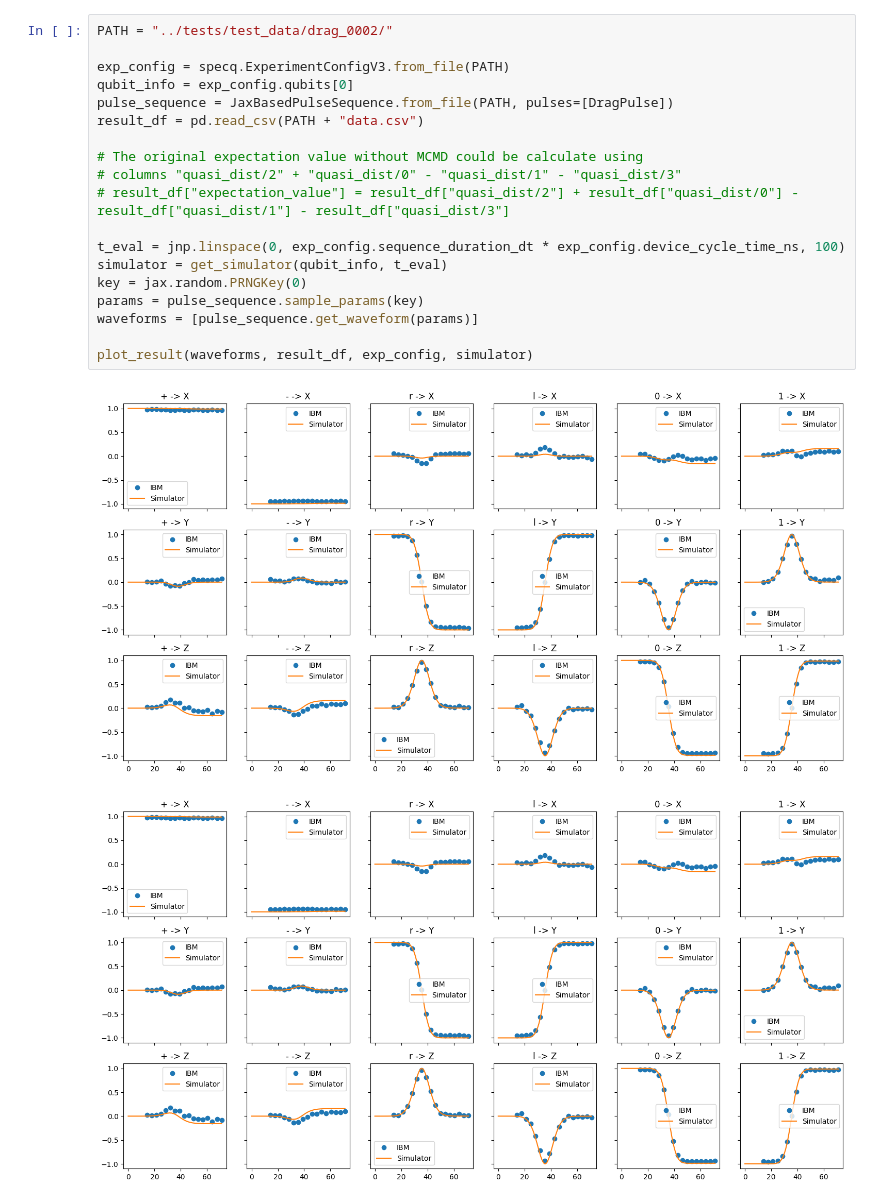
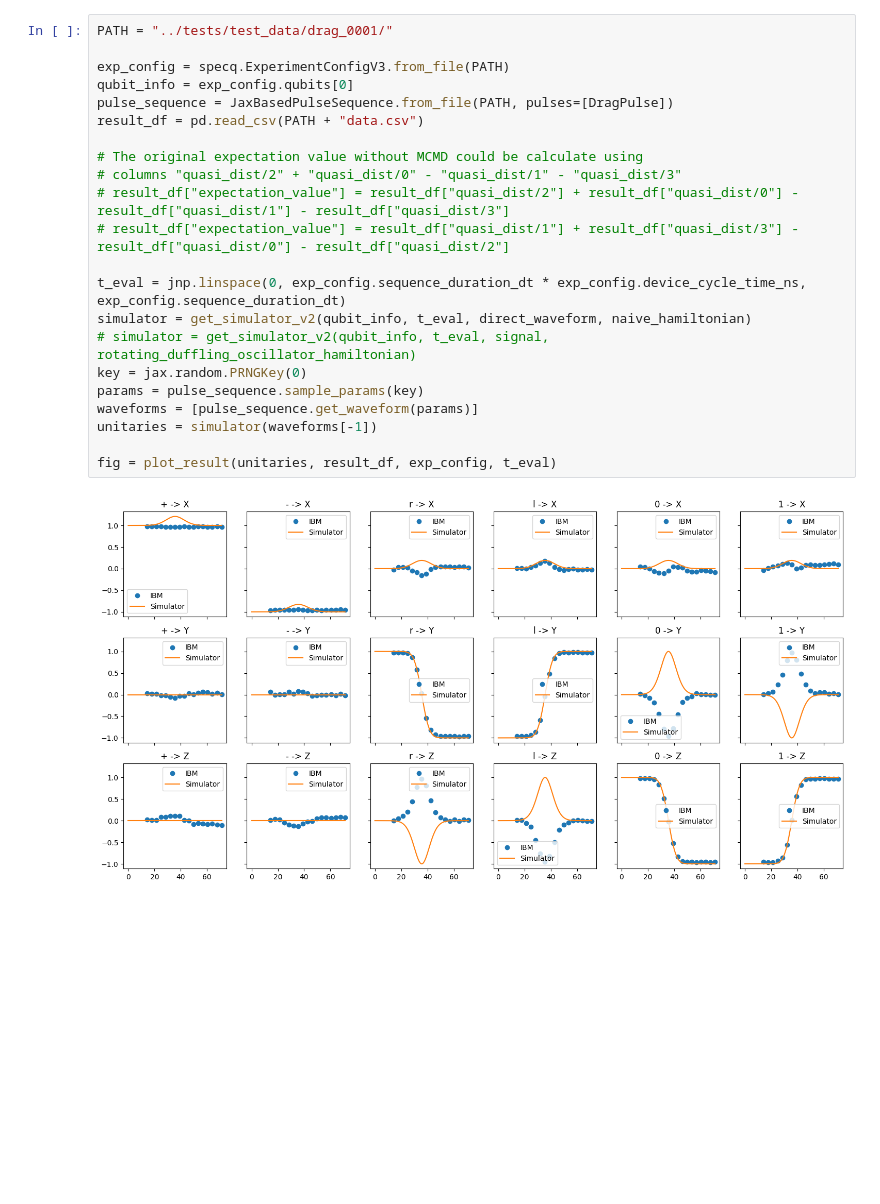
Before and after one commit to PorametPat/inspeqtor-paper-1, a Jupyter notebook: notebooks/note_0007_test_whitebox_model_matching.ipynb, the cells around one changed output. Saved outputs shown, nothing was run; the diff lists cells and outputs as text; blank space fills up the shorter version.

```diff
--- a/notebooks/note_0007_test_whitebox_model_matching.ipynb
+++ b/notebooks/note_0007_test_whitebox_model_matching.ipynb
@@ -81,24 +95,26 @@ def plot_result(
         ax.legend()
     return fig
 # %%
-PATH = "../tests/test_data/drag_0002/"
+PATH = "../tests/test_data/drag_0001/"
 
 exp_config = specq.ExperimentConfigV3.from_file(PATH)
 qubit_info = exp_config.qubits[0]
 pulse_sequence = JaxBasedPulseSequence.from_file(PATH, pulses=[DragPulse])
 result_df = pd.read_csv(PATH + "data.csv")
 
 # The original expectation value without MCMD could be calculate using
 # columns "quasi_dist/2" + "quasi_dist/0" - "quasi_dist/1" - "quasi_dist/3"
 # result_df["expectation_value"] = result_df["quasi_dist/2"] + result_df["quasi_dist/0"] - result_df["quasi_dist/1"] - result_df["quasi_dist/3"]
+# result_df["expectation_value"] = result_df["quasi_dist/1"] + result_df["quasi_dist/3"] - result_df["quasi_dist/0"] - result_df["quasi_dist/2"]
 
-t_eval = jnp.linspace(0, exp_config.sequence_duration_dt * exp_config.device_cycle_time_ns, 100)
-simulator = get_simulator(qubit_info, t_eval)
+t_eval = jnp.linspace(0, exp_config.sequence_duration_dt * exp_config.device_cycle_time_ns, exp_config.sequence_duration_dt)
+simulator = get_simulator_v2(qubit_info, t_eval, direct_waveform, naive_hamiltonian)
+# simulator = get_simulator_v2(qubit_info, t_eval, signal, rotating_duffling_oscillator_hamiltonian)
 key = jax.random.PRNGKey(0)
 params = pulse_sequence.sample_params(key)
 waveforms = [pulse_sequence.get_waveform(params)]
+unitaries = simulator(waveforms[-1])
 
-plot_result(waveforms, result_df, exp_config, simulator)
+fig = plot_result(unitaries, result_df, exp_config, t_eval)
 # %% [output]
-[figure, old version]
+[figure, new version]
-[figure, removed]
```
Also changed, not shown: parts of 6 cells of this notebook, 6 other files.
